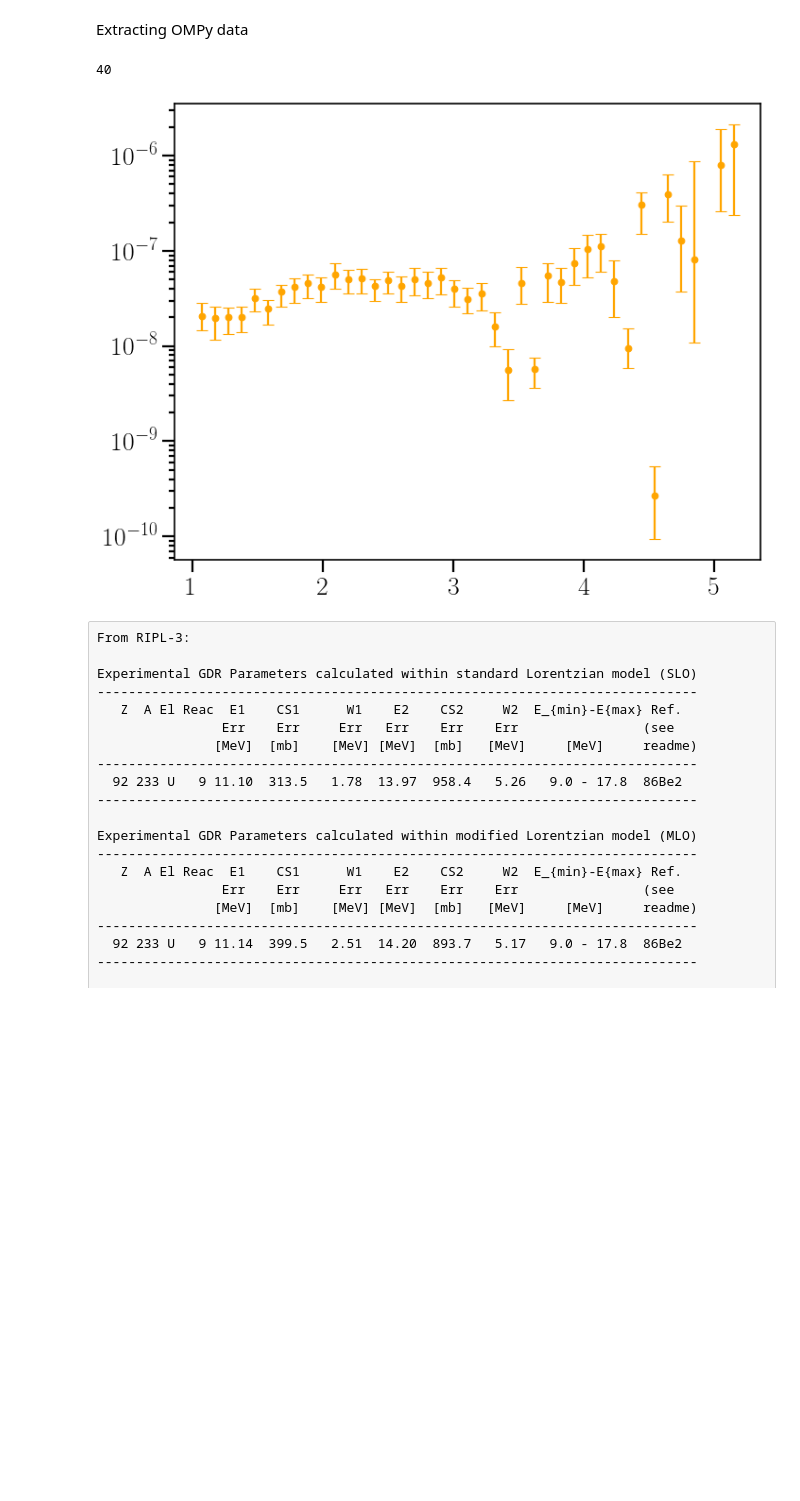
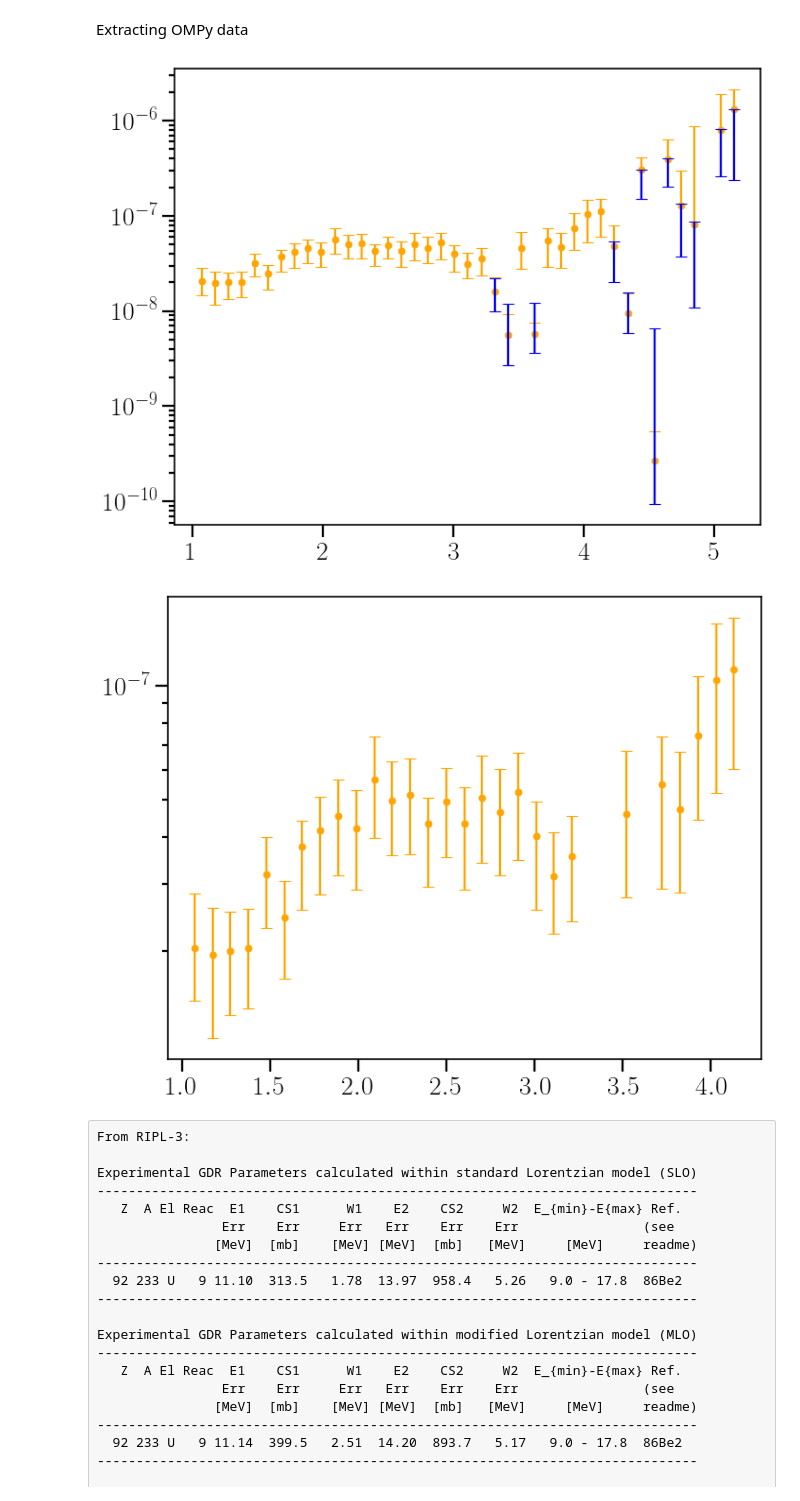
Before and after one commit to tellefs/MasterThesis, a Jupyter notebook: fitting.ipynb, the cells around one changed output. Cells and saved outputs as stored; diff of their text form; code cells hidden in the pictures; blank space fills up the shorter version.

```diff
--- a/fitting.ipynb
+++ b/fitting.ipynb
@@ -41,19 +41,34 @@ plt.rcParams['axes.linewidth'] = 1.5
 plt.rcParams['text.usetex'] = True
 # %% [markdown]
 Extracting OMPy data
-# %%
-gsf_values = read_OMPy('02-08_09:57:20')[0]
-energy_gsf_ompy = gsf_values[0]
-gsf_ompy_median = gsf_values[1]
-gsf_ompy_error = gsf_values[4]
-
-fig, ax = plt.subplots()
-print(len(energy_gsf_ompy))
-ax.errorbar(x=energy_gsf_ompy, y=gsf_ompy_median, yerr=gsf_ompy_error, fmt='o', color='orange')
-ax.set_yscale('log')
-# %% [output]
-40
-[figure, removed]
+# %%
+gsf_values = read_OMPy('02-08_09:57:20')[0]
+energy_gsf_ompy = np.asarray(gsf_values[0])
+gsf_ompy_median = np.asarray(gsf_values[1])
+gsf_ompy_error = np.asarray(gsf_values[4])
+
+
+fig, ax = plt.subplots()
+ax.errorbar(x=energy_gsf_ompy, y=gsf_ompy_median, yerr=gsf_ompy_error, fmt='o', color='orange')
+ax.set_yscale('log')
+deletes=[22, 23, 25, 31, 32, 33, 34, 35, 36, 37, 38, 39]
+for i in deletes:
+    err=[[gsf_ompy_error[0][i]],[gsf_ompy_error[1][1]]]
+    ax.errorbar(x=energy_gsf_ompy[i], y=gsf_ompy_median[i], yerr=err, color='blue', zorder=4)
+
+
+energy_gsf_ompy = np.delete(energy_gsf_ompy, deletes)
+gsf_ompy_median = np.delete(gsf_ompy_median, deletes)
+gsf_ompy_error_0 = np.delete(gsf_ompy_error[0], deletes)
+gsf_ompy_error_1 = np.delete(gsf_ompy_error[1], deletes)
+gsf_ompy_error = [gsf_ompy_error_0, gsf_ompy_error_1]
+
+fig, ax = plt.subplots()
+ax.errorbar(x=energy_gsf_ompy, y=gsf_ompy_median, yerr=gsf_ompy_error, fmt='o', color='orange')
+ax.set_yscale('log')
+# %% [output]
+[figure, added]
+[figure, added]
 # %%
 with open('plotting/exfor_data/u233_g_x.json') as K:
     data_U233 = json.load(K)
```
Also changed, not shown: parts of 6 cells of this notebook, 2 other files.
